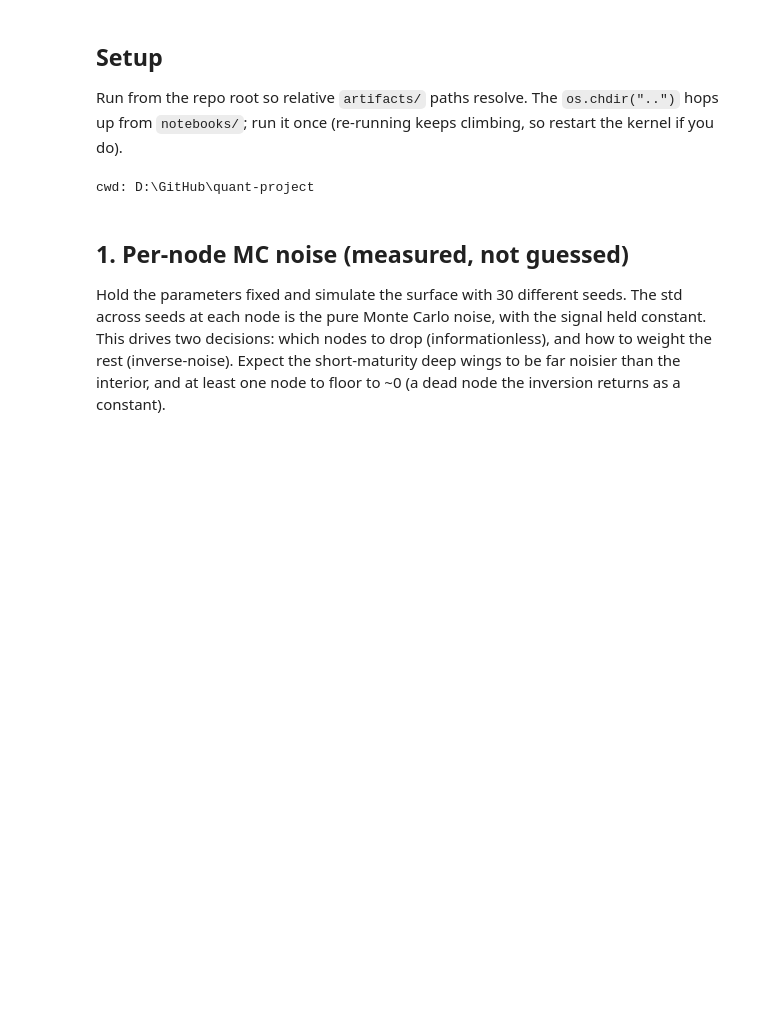
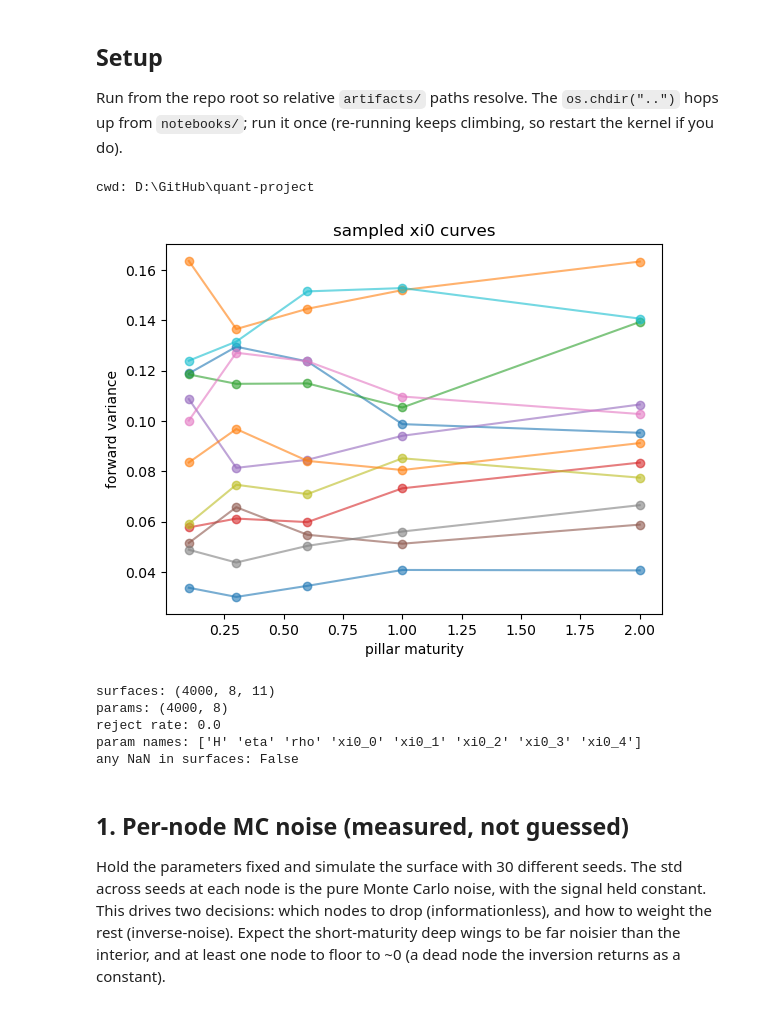
Before and after one commit to Kunvuthi/quant-project, a Jupyter notebook: notebooks/18_rbergomi_deep_calibration.ipynb, the cells around one changed output. Saved outputs shown, nothing was run; the diff lists cells and outputs as text; code cells hidden in the pictures; blank space fills up the shorter version.

```diff
--- a/notebooks/18_rbergomi_deep_calibration.ipynb
+++ b/notebooks/18_rbergomi_deep_calibration.ipynb
@@ -36,6 +36,33 @@ from calibration.deep_cal.network import SurfaceNet
 from calibration.deep_cal.calibrate import calibrate
 # %% [output]
 cwd: D:\GitHub\quant-project
+# %%
+from calibration.deep_cal.dataset import sample_params
+from calibration.deep_cal.surface import XI0_PILLARS
+
+P = sample_params(12, np.random.default_rng(0))[:, 3:]   # 12 curves, pillar columns only
+for row in P:
+    plt.plot(XI0_PILLARS, row, marker="o", alpha=0.6)
+plt.xlabel("pillar maturity")
+plt.ylabel("forward variance")
+plt.title("sampled xi0 curves")
+plt.show()
+# %% [output]
+[figure, added]
+# %%
+import numpy as np
+d = np.load("artifacts/rbergomi_termstructure_dataset.npz", allow_pickle=True)
+print("surfaces:", d["surfaces"].shape)      # expect (4000, 8, 11)
+print("params:", d["params"].shape)          # expect (4000, 8)
+print("reject rate:", float(d["reject_rate"]))
+print("param names:", d["param_names"])
+print("any NaN in surfaces:", np.isnan(d["surfaces"]).any())
+# %% [output]
+surfaces: (4000, 8, 11)
+params: (4000, 8)
+reject rate: 0.0
+param names: ['H' 'eta' 'rho' 'xi0_0' 'xi0_1' 'xi0_2' 'xi0_3' 'xi0_4']
+any NaN in surfaces: False
 # %% [markdown]
 ## 1. Per-node MC noise (measured, not guessed)
 
```
Also changed, not shown: parts of 7 cells of this notebook, 5 other files.
